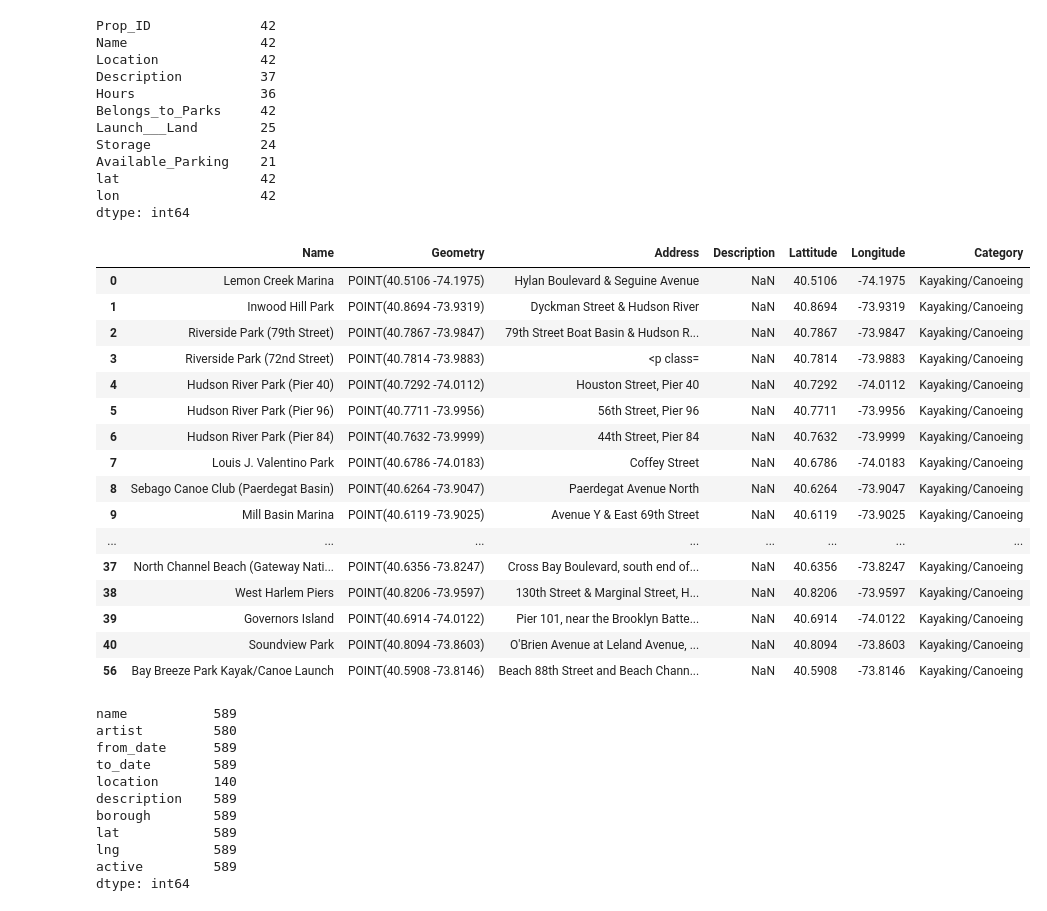
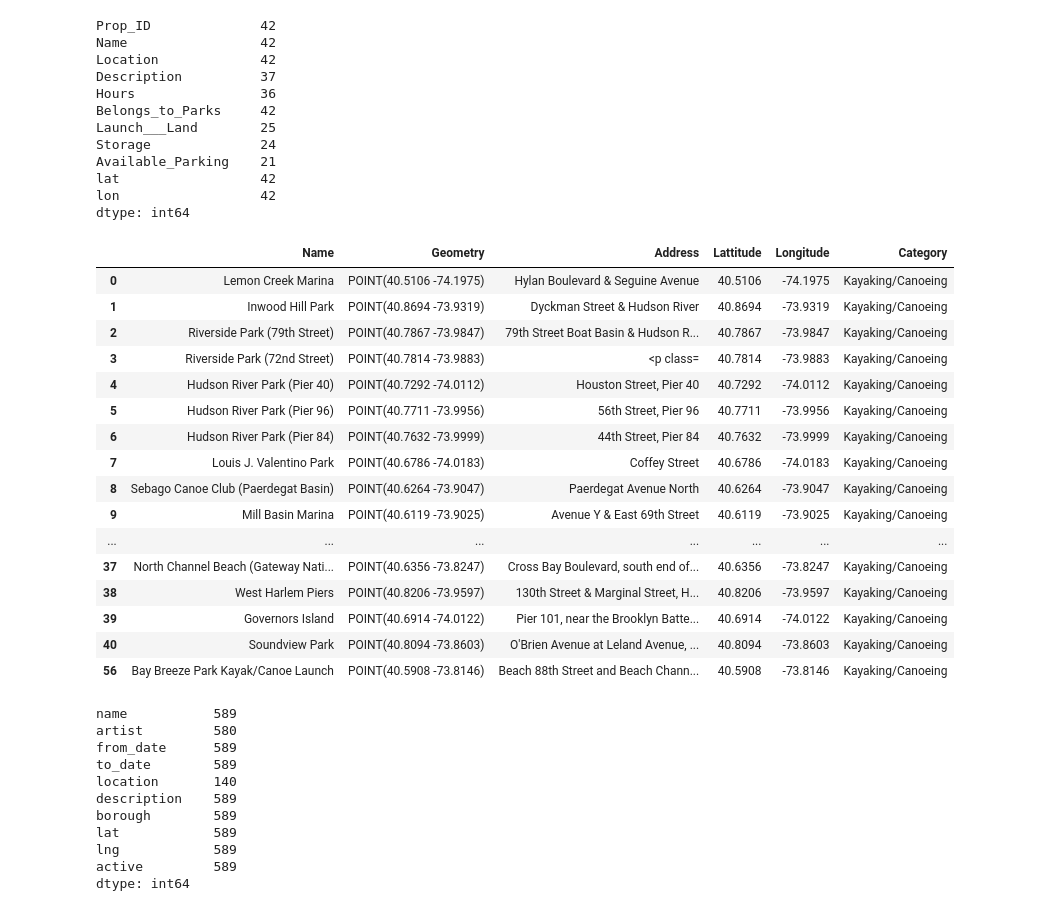
Before and after one commit to js816/New_York_-_London_Weather_Predictions, a Jupyter notebook: Attractions_data_EDA_and_cleanup.ipynb, the cells around one changed output. Cells and saved outputs as stored; diff of their text form; code cells hidden in the pictures.

```diff
--- a/Attractions_data_EDA_and_cleanup.ipynb
+++ b/Attractions_data_EDA_and_cleanup.ipynb
@@ -253,32 +253,32 @@ lat                  42
 lon                  42
 dtype: int64
 # %%
-kayaking_df = pd.DataFrame(columns=["Name", "Geometry", "Address", "Description", "Lattitude", "Longitude", "Category"])
+kayaking_df = pd.DataFrame(columns=["Name", "Geometry", "Address", "Lattitude", "Longitude", "Category"])
 kayaking_df["Name"] = kayaking_stuff_df["Name"]
 kayaking_df["Address"] = kayaking_stuff_df["Location"]
 kayaking_df["Geometry"] = "POINT(" + kayaking_stuff_df["lat"].astype(str) + " " + kayaking_stuff_df["lon"].astype(str) + ")"
 kayaking_df["Category"] = "Kayaking/Canoeing"
 kayaking_df["Lattitude"] = kayaking_stuff_df["lat"]
 kayaking_df["Longitude"] = kayaking_stuff_df["lon"]
 kayaking_df
 # %% [output]
-|  | Name | Geometry | Address | Description | Lattitude | Longitude | Category |
-| 0 | Lemon Creek Marina | POINT(40.5106 -74.1975) | Hylan Boulevard & Seguine Avenue | NaN | 40.5106 | -74.1975 | Kayaking/Canoeing |
-| 1 | Inwood Hill Park | POINT(40.8694 -73.9319) | Dyckman Street & Hudson River | NaN | 40.8694 | -73.9319 | Kayaking/Canoeing |
-| 2 | Riverside Park (79th Street) | POINT(40.7867 -73.9847) | 79th Street Boat Basin & Hudson R... | NaN | 40.7867 | -73.9847 | Kayaking/Canoeing |
-| 3 | Riverside Park (72nd Street) | POINT(40.7814 -73.9883) | <p class= | NaN | 40.7814 | -73.9883 | Kayaking/Canoeing |
-| 4 | Hudson River Park (Pier 40) | POINT(40.7292 -74.0112) | Houston Street, Pier 40 | NaN | 40.7292 | -74.0112 | Kayaking/Canoeing |
-| 5 | Hudson River Park (Pier 96) | POINT(40.7711 -73.9956) | 56th Street, Pier 96 | NaN | 40.7711 | -73.9956 | Kayaking/Canoeing |
-| 6 | Hudson River Park (Pier 84) | POINT(40.7632 -73.9999) | 44th Street, Pier 84 | NaN | 40.7632 | -73.9999 | Kayaking/Canoeing |
-| 7 | Louis J. Valentino Park | POINT(40.6786 -74.0183) | Coffey Street | NaN | 40.6786 | -74.0183 | Kayaking/Canoeing |
-| 8 | Sebago Canoe Club (Paerdegat Basin) | POINT(40.6264 -73.9047) | Paerdegat Avenue North | NaN | 40.6264 | -73.9047 | Kayaking/Canoeing |
-| 9 | Mill Basin Marina | POINT(40.6119 -73.9025) | Avenue Y & East 69th Street | NaN | 40.6119 | -73.9025 | Kayaking/Canoeing |
-| ... | ... | ... | ... | ... | ... | ... | ... |
-| 37 | North Channel Beach (Gateway Nati... | POINT(40.6356 -73.8247) | Cross Bay Boulevard, south end of... | NaN | 40.6356 | -73.8247 | Kayaking/Canoeing |
-| 38 | West Harlem Piers | POINT(40.8206 -73.9597) | 130th Street & Marginal Street, H... | NaN | 40.8206 | -73.9597 | Kayaking/Canoeing |
-| 39 | Governors Island | POINT(40.6914 -74.0122) | Pier 101, near the Brooklyn Batte... | NaN | 40.6914 | -74.0122 | Kayaking/Canoeing |
-| 40 | Soundview Park | POINT(40.8094 -73.8603) | O'Brien Avenue at Leland Avenue, ... | NaN | 40.8094 | -73.8603 | Kayaking/Canoeing |
-| 56 | Bay Breeze Park Kayak/Canoe Launch | POINT(40.5908 -73.8146) | Beach 88th Street and Beach Chann... | NaN | 40.5908 | -73.8146 | Kayaking/Canoeing |
+|  | Name | Geometry | Address | Lattitude | Longitude | Category |
+| 0 | Lemon Creek Marina | POINT(40.5106 -74.1975) | Hylan Boulevard & Seguine Avenue | 40.5106 | -74.1975 | Kayaking/Canoeing |
+| 1 | Inwood Hill Park | POINT(40.8694 -73.9319) | Dyckman Street & Hudson River | 40.8694 | -73.9319 | Kayaking/Canoeing |
+| 2 | Riverside Park (79th Street) | POINT(40.7867 -73.9847) | 79th Street Boat Basin & Hudson R... | 40.7867 | -73.9847 | Kayaking/Canoeing |
+| 3 | Riverside Park (72nd Street) | POINT(40.7814 -73.9883) | <p class= | 40.7814 | -73.9883 | Kayaking/Canoeing |
+| 4 | Hudson River Park (Pier 40) | POINT(40.7292 -74.0112) | Houston Street, Pier 40 | 40.7292 | -74.0112 | Kayaking/Canoeing |
+| 5 | Hudson River Park (Pier 96) | POINT(40.7711 -73.9956) | 56th Street, Pier 96 | 40.7711 | -73.9956 | Kayaking/Canoeing |
+| 6 | Hudson River Park (Pier 84) | POINT(40.7632 -73.9999) | 44th Street, Pier 84 | 40.7632 | -73.9999 | Kayaking/Canoeing |
+| 7 | Louis J. Valentino Park | POINT(40.6786 -74.0183) | Coffey Street | 40.6786 | -74.0183 | Kayaking/Canoeing |
+| 8 | Sebago Canoe Club (Paerdegat Basin) | POINT(40.6264 -73.9047) | Paerdegat Avenue North | 40.6264 | -73.9047 | Kayaking/Canoeing |
+| 9 | Mill Basin Marina | POINT(40.6119 -73.9025) | Avenue Y & East 69th Street | 40.6119 | -73.9025 | Kayaking/Canoeing |
+| ... | ... | ... | ... | ... | ... | ... |
+| 37 | North Channel Beach (Gateway Nati... | POINT(40.6356 -73.8247) | Cross Bay Boulevard, south end of... | 40.6356 | -73.8247 | Kayaking/Canoeing |
+| 38 | West Harlem Piers | POINT(40.8206 -73.9597) | 130th Street & Marginal Street, H... | 40.8206 | -73.9597 | Kayaking/Canoeing |
+| 39 | Governors Island | POINT(40.6914 -74.0122) | Pier 101, near the Brooklyn Batte... | 40.6914 | -74.0122 | Kayaking/Canoeing |
+| 40 | Soundview Park | POINT(40.8094 -73.8603) | O'Brien Avenue at Leland Avenue, ... | 40.8094 | -73.8603 | Kayaking/Canoeing |
+| 56 | Bay Breeze Park Kayak/Canoe Launch | POINT(40.5908 -73.8146) | Beach 88th Street and Beach Chann... | 40.5908 | -73.8146 | Kayaking/Canoeing |
 # %%
 grafiting_df = grafiti_df[grafiti_df['lat'].notnull()]
 grafiting_df.count()
```
Also changed, not shown: parts of 6 cells of this notebook.
